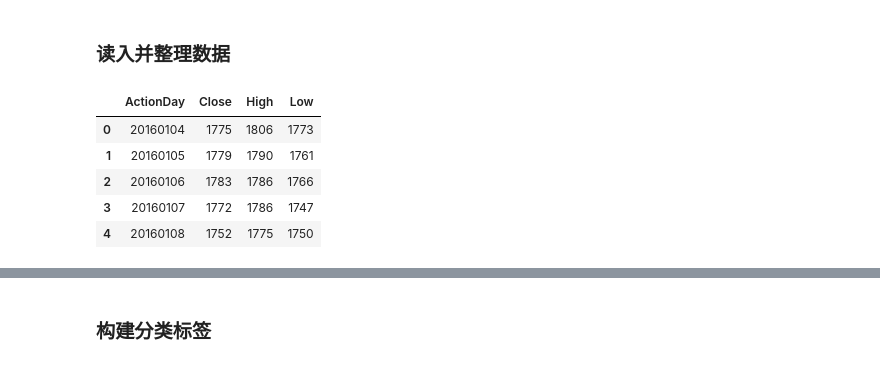
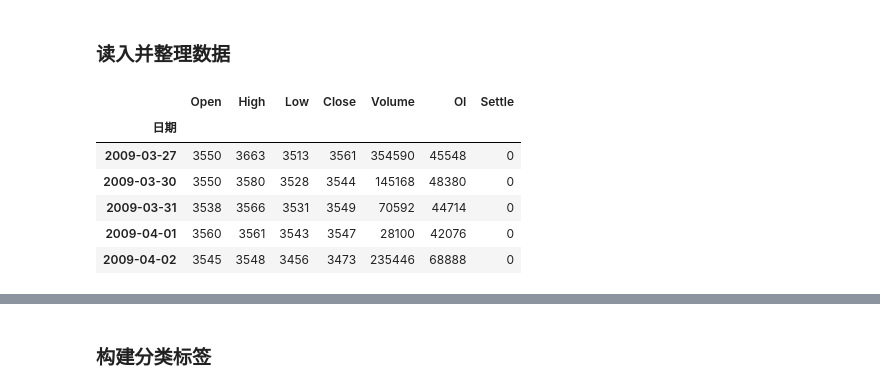
Before and after one commit to christinemu/quant-trading, a Jupyter notebook: TradingModels-ML-EnergyFinance.ipynb, the cells around one changed output, grey strips where cells are left out. Cells and saved outputs as stored; diff of their text form; code cells hidden in the pictures.

```diff
--- a/TradingModels-ML-EnergyFinance.ipynb
+++ b/TradingModels-ML-EnergyFinance.ipynb
@@ -202,12 +203,14 @@ titXOH.head()
 # %% [markdown]
 ### 读入并整理数据
 # %%
-rbd = pd.read_csv('./data/strategy/rbDaily.csv')
+rbd = pd.read_csv('./data/rbcontinuous.csv',parse_dates=True,index_col=0)
+rbd.columns = ['Open','High','Low','Close','Volume','OI','Settle']
 rbd.head()
 # %% [output]
-|  | ActionDay | Close | High | Low |
-| 0 | 20160104 | 1775 | 1806 | 1773 |
-| 1 | 20160105 | 1779 | 1790 | 1761 |
-| 2 | 20160106 | 1783 | 1786 | 1766 |
-| 3 | 20160107 | 1772 | 1786 | 1747 |
-| 4 | 20160108 | 1752 | 1775 | 1750 |
+|  | Open | High | Low | Close | Volume | OI | Settle |
+| 日期 |  |  |  |  |  |  |  |
+| 2009-03-27 | 3550 | 3663 | 3513 | 3561 | 354590 | 45548 | 0 |
+| 2009-03-30 | 3550 | 3580 | 3528 | 3544 | 145168 | 48380 | 0 |
+| 2009-03-31 | 3538 | 3566 | 3531 | 3549 | 70592 | 44714 | 0 |
+| 2009-04-01 | 3560 | 3561 | 3543 | 3547 | 28100 | 42076 | 0 |
+| 2009-04-02 | 3545 | 3548 | 3456 | 3473 | 235446 | 68888 | 0 |
```
Also changed, not shown: parts of 56 cells of this notebook, 4 other files.
